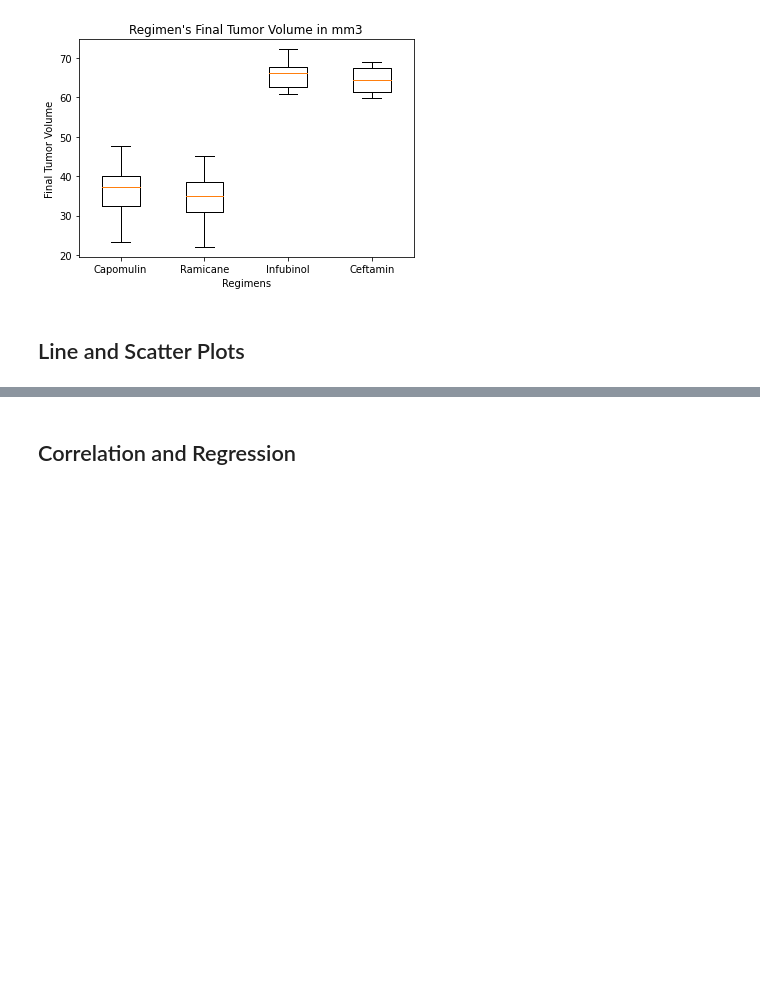
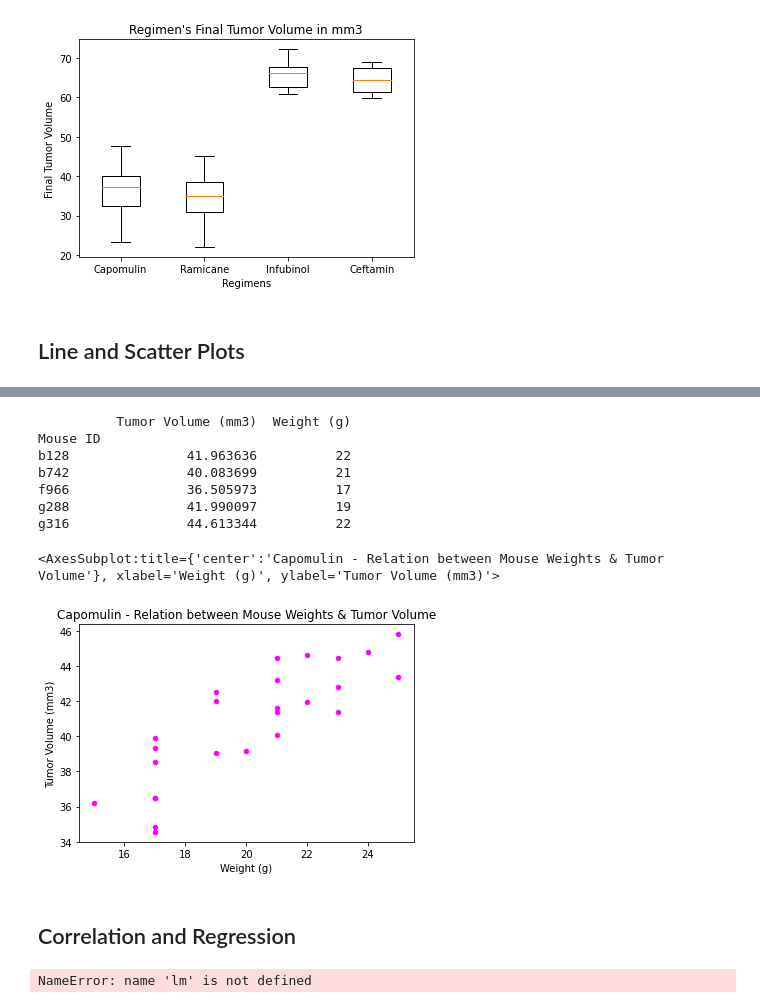
Before and after one commit to SHdimenson/Matplotlib-Challenge, a Jupyter notebook: Pymaceuticals/pymaceuticals_starter.ipynb, the cells around one changed output, grey strips where cells are left out. Cells and saved outputs as stored; diff of their text form; code cells hidden in the pictures; blank space fills up the shorter version.

Commit message:
Linear Regression - In Progress

```diff
--- a/Pymaceuticals/pymaceuticals_starter.ipynb
+++ b/Pymaceuticals/pymaceuticals_starter.ipynb
@@ -291,5 +271,32 @@ plt.show()
+# %%
+# Generate a scatter plot of average tumor volume vs. mouse weight for the Capomulin regimen
+Capomulin_vol_weight=mouse_study_unique.loc[mouse_study_unique["Drug Regimen"]=="Capomulin",
+                                            ["Mouse ID","Tumor Volume (mm3)","Weight (g)"]]
+# Ave_TumorVol = tumorVol_weight["Tumor Volume (mm3)"].mean()
+# Ave_TumorVol
+capomulin_average = Capomulin_vol_weight.groupby(['Mouse ID']).mean()
+print(capomulin_average.head())
+capomulin_average.plot.scatter("Weight (g)", "Tumor Volume (mm3)", c="magenta",
+                               title="Capomulin - Relation between Mouse Weights & Tumor Volume")
+# %% [output]
+          Tumor Volume (mm3)  Weight (g)
+Mouse ID
+b128               41.963636          22
+b742               40.083699          21
+f966               36.505973          17
+g288               41.990097          19
+g316               44.613344          22
+<AxesSubplot:title={'center':'Capomulin - Relation between Mouse Weights & Tumor Volume'}, xlabel='Weight (g)', ylabel='Tumor Volume (mm3)'>
+[figure, added]
 # %% [markdown]
 ## Correlation and Regression
 # %%
 # Calculate the correlation coefficient and linear regression model
 # for mouse weight and average tumor volume for the Capomulin regimen
+#corre=capomulin_average.corr(method='pearson')
+c = capomulin_average["Weight (g)"].corr(capomulin_average["Tumor Volume (mm3)"],method="pearson")
+c
+lmr = lm.LinearRegression()
+model = lmr.fit(capomulin_average["Weight (g)"],capomulin_average["Tumor Volume (mm3)"])
+# %% [output]
+NameError: name 'lm' is not defined
```
Also changed, not shown: parts of 5 cells of this notebook.
